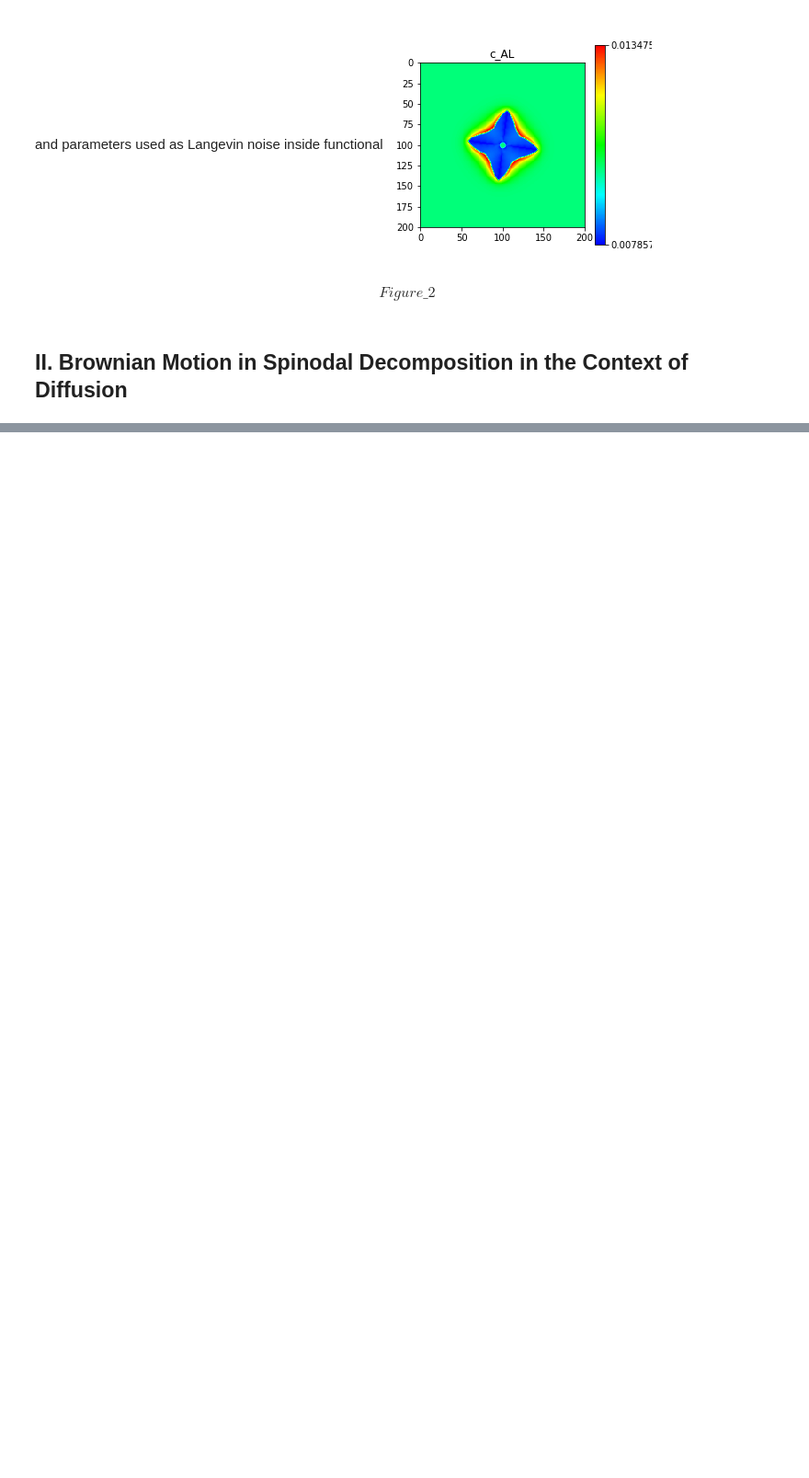
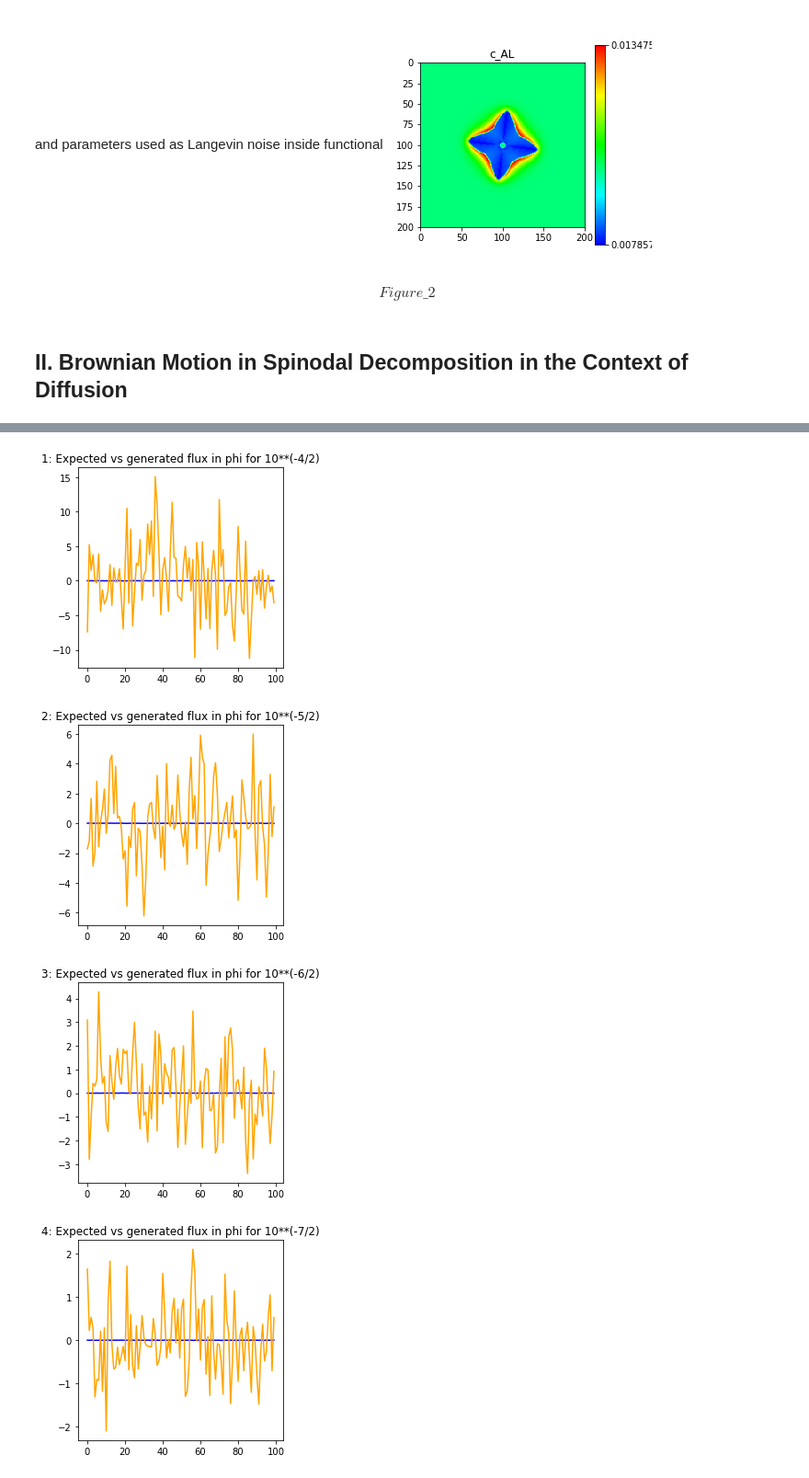
Before and after one commit to AdditiveModeling/noise, a Jupyter notebook: Noise in Phase Field Modelling.ipynb, the cells around one changed output, grey strips where cells are left out. Shown at 92% size. Drawn from its saved outputs; the diff is of its cells as text; code cells hidden in the pictures; blank space fills up the shorter version.

```diff
--- a/Noise in Phase Field Modelling.ipynb
+++ b/Noise in Phase Field Modelling.ipynb
@@ -198,16 +202,22 @@ def find_time_flux_x(grid, dx, dt, m):
 # %%
 from matplotlib import rc
 x=np.arange(0, 100, 1)
 M=0.25
+epsilon=0.25
 
 for i in range (4,8):
     m_i=10**(-i/2)
     phi=np.full((100,100), 0.5)
     #use the case after one run of simulation as initial condition
     phi=simulate(phi, m_i)
     plt.figure()
-    plt.plot(x, find_expected_flux_x(phi, 2*M, 1.)[0],label='expected', color='blue')
+    plt.plot(x, find_expected_flux_x(phi, 2*M*epsilon, 1.)[0],label='expected', color='blue')
     plt.plot(x, find_time_flux_x(phi, 1., 0.25, m_i)[0],label='generated', color='orange')
     plt.title(str(i-3)+': Expected vs generated flux in phi for 10**(-'+ str(i)+'/2)')
     plt.show()
+# %% [output]
+[figure, added]
+[figure, added]
+[figure, added]
+[figure, added]
 # %% [markdown]
```
Also changed, not shown: parts of 30 cells of this notebook.
